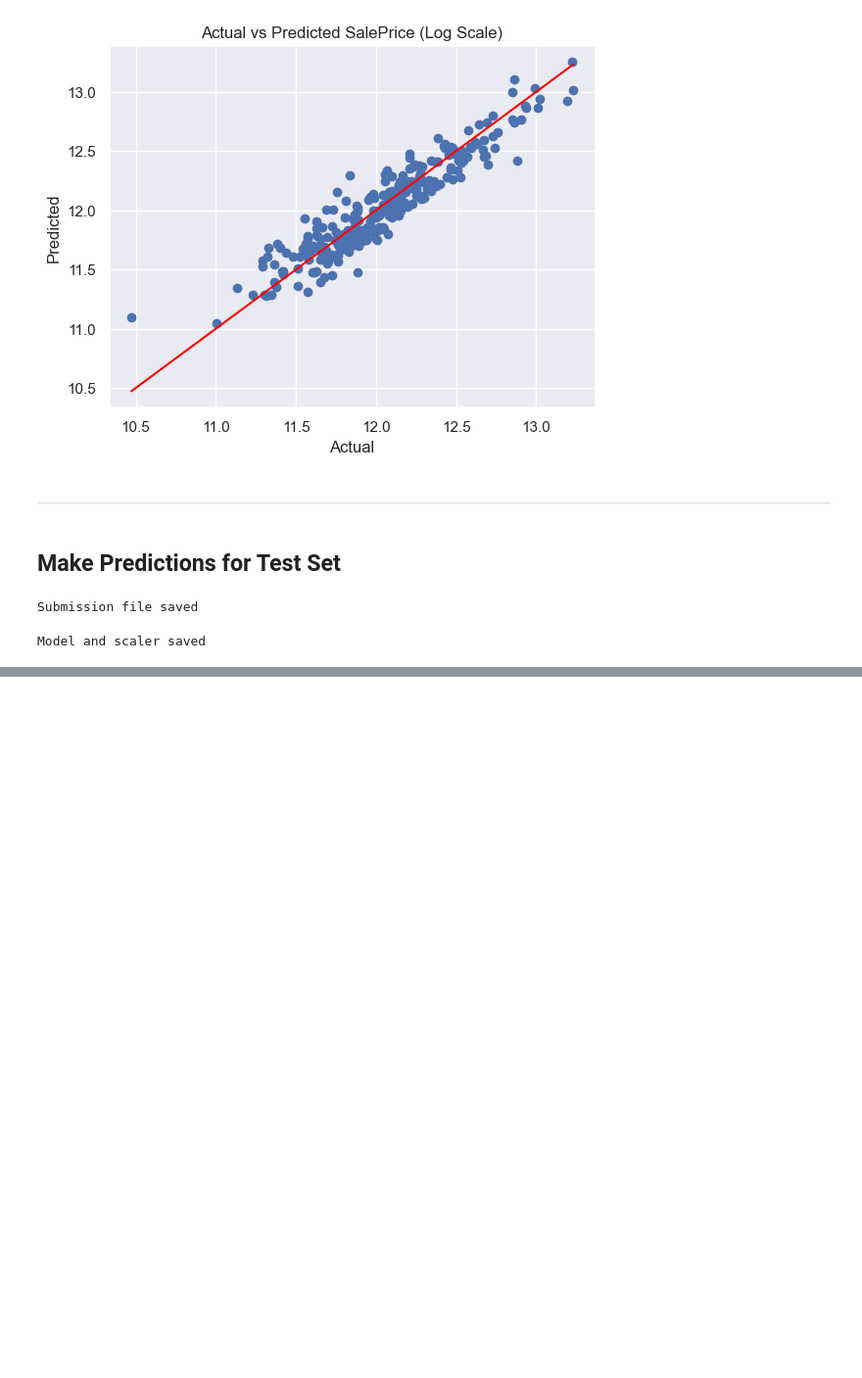
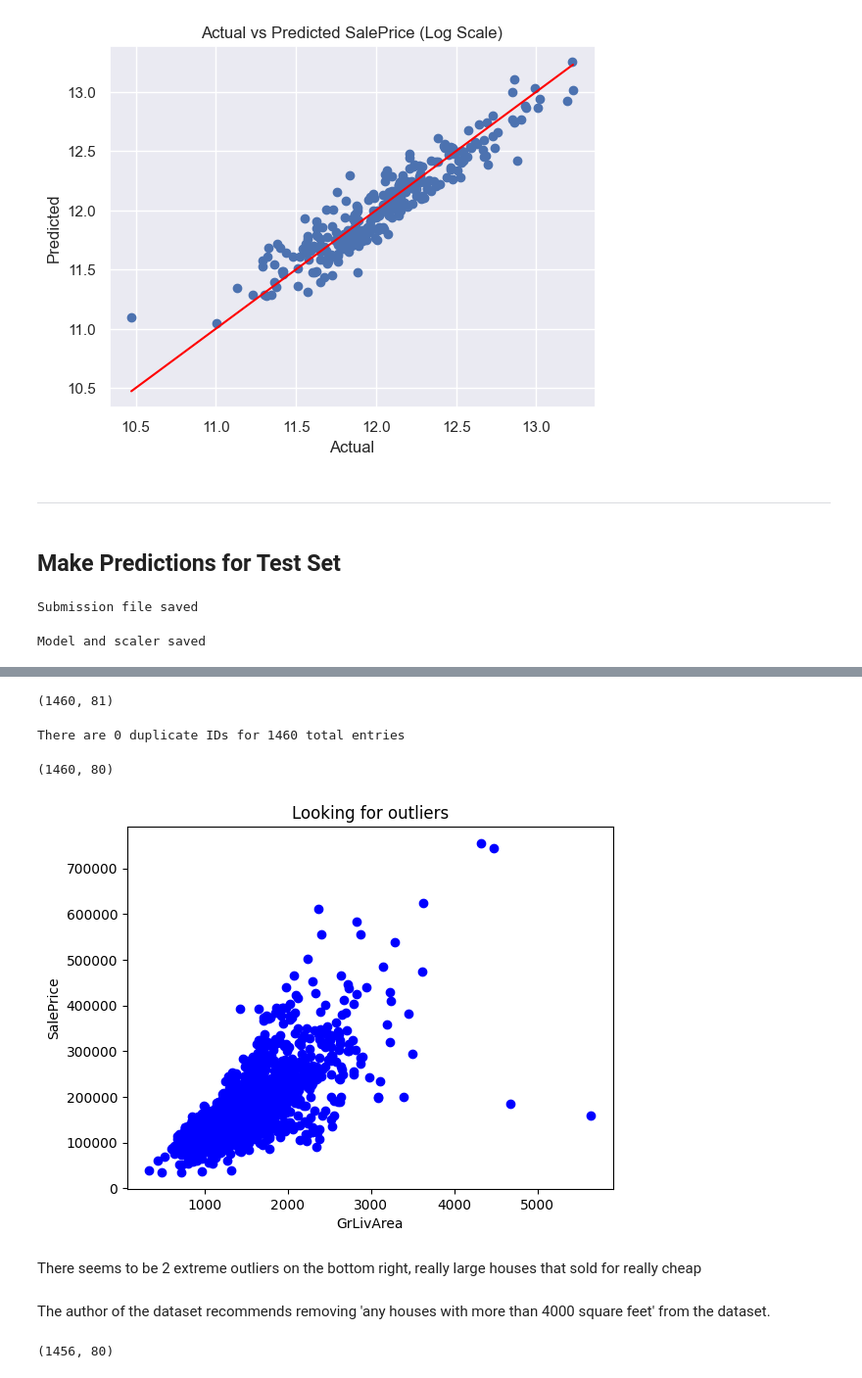
Before and after one commit to mrinalcs/House-Price-Prediction, a Jupyter notebook: notebook.ipynb, the cells around one changed output, grey strips where cells are left out. Shown at 98% size. Drawn from its saved outputs; the diff is of its cells as text; code cells hidden in the pictures; blank space fills up the shorter version.

```diff
--- a/notebook.ipynb
+++ b/notebook.ipynb
@@ -964,0 +981,41 @@ Model and scaler saved
+# %%
+# load data sets
+train = pd.read_csv("train.csv")
+test = pd.read_csv("test.csv")
+# %%
+# shape of the datasets
+train.shape
+# %% [output]
+(1460, 81)
+# %%
+# Check for duplicates
+idsUnique = len(set(train.Id))
+idsTotal = train.shape[0]
+idsDupli = idsTotal - idsUnique
+print("There are " + str(idsDupli) + " duplicate IDs for " + str(idsTotal) + " total entries")
+# %% [output]
+There are 0 duplicate IDs for 1460 total entries
+# %%
+# Drop Id column
+train.drop("Id", axis = 1, inplace = True)
+train.shape
+# %% [output]
+(1460, 80)
+# %%
+# Looking for outliers
+plt.scatter(train.GrLivArea, train.SalePrice, c = "blue")
+plt.title("Looking for outliers")
+plt.xlabel("GrLivArea")
+plt.ylabel("SalePrice")
+plt.show()
+# %% [output]
+[figure, added]
+# %% [markdown]
+There seems to be 2 extreme outliers on the bottom right, really large houses that sold for really cheap
+# %% [markdown]
+The author of the dataset recommends removing 'any houses with more than 4000 square feet' from the dataset.
+# %%
+train = train[train.GrLivArea < 4000]
+train.shape
+# %% [output]
+(1456, 80)
```
Also changed, not shown: parts of 39 cells of this notebook.
